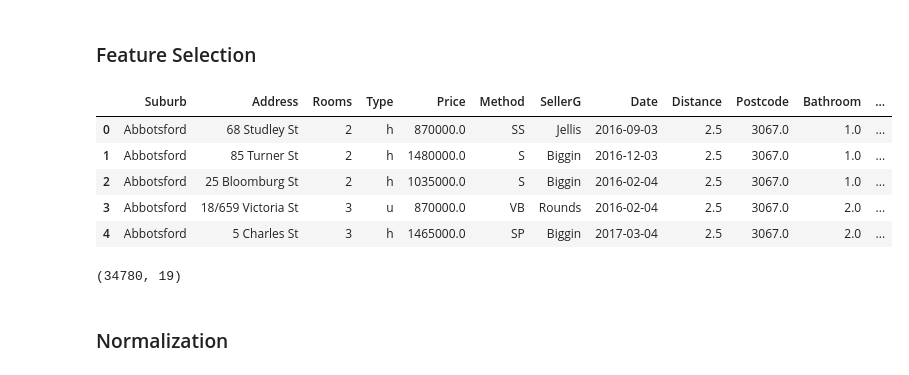
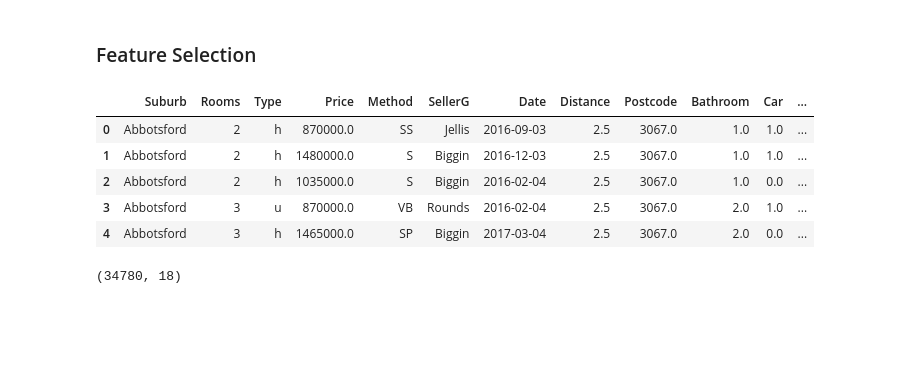
Before and after one commit to iannn07/S5-BDA-Project-House-ROI-Forecasting, a Jupyter notebook: 1. Data Pre-Processing/Data Preprocessing.ipynb, the cells around one changed output. Saved outputs shown, nothing was run; the diff lists cells and outputs as text; code cells hidden in the pictures; blank space fills up the shorter version.

```diff
--- a/1. Data Pre-Processing/Data Preprocessing.ipynb
+++ b/1. Data Pre-Processing/Data Preprocessing.ipynb
@@ -443,19 +439,18 @@ dataset.describe().transpose()
 # %% [markdown]
 ### Feature Selection
 # %%
-dataset.drop(columns=['Propertycount', 'house_age'], inplace=True)
+# Removing unnecessary features
+dataset.drop(columns=['Address', 'Propertycount', 'house_age'], inplace=True)
 dataset.head()
 # %% [output]
-|  | Suburb | Address | Rooms | Type | Price | Method | SellerG | Date | Distance | Postcode | Bathroom | ... |
-| 0 | Abbotsford | 68 Studley St | 2 | h | 870000.0 | SS | Jellis | 2016-09-03 | 2.5 | 3067.0 | 1.0 | ... |
-| 1 | Abbotsford | 85 Turner St | 2 | h | 1480000.0 | S | Biggin | 2016-12-03 | 2.5 | 3067.0 | 1.0 | ... |
-| 2 | Abbotsford | 25 Bloomburg St | 2 | h | 1035000.0 | S | Biggin | 2016-02-04 | 2.5 | 3067.0 | 1.0 | ... |
-| 3 | Abbotsford | 18/659 Victoria St | 3 | u | 870000.0 | VB | Rounds | 2016-02-04 | 2.5 | 3067.0 | 2.0 | ... |
-| 4 | Abbotsford | 5 Charles St | 3 | h | 1465000.0 | SP | Biggin | 2017-03-04 | 2.5 | 3067.0 | 2.0 | ... |
+|  | Suburb | Rooms | Type | Price | Method | SellerG | Date | Distance | Postcode | Bathroom | Car | ... |
+| 0 | Abbotsford | 2 | h | 870000.0 | SS | Jellis | 2016-09-03 | 2.5 | 3067.0 | 1.0 | 1.0 | ... |
+| 1 | Abbotsford | 2 | h | 1480000.0 | S | Biggin | 2016-12-03 | 2.5 | 3067.0 | 1.0 | 1.0 | ... |
+| 2 | Abbotsford | 2 | h | 1035000.0 | S | Biggin | 2016-02-04 | 2.5 | 3067.0 | 1.0 | 0.0 | ... |
+| 3 | Abbotsford | 3 | u | 870000.0 | VB | Rounds | 2016-02-04 | 2.5 | 3067.0 | 2.0 | 1.0 | ... |
+| 4 | Abbotsford | 3 | h | 1465000.0 | SP | Biggin | 2017-03-04 | 2.5 | 3067.0 | 2.0 | 0.0 | ... |
 # %%
 # Confirming the total amount of columns used now
 dataset.shape
 # %% [output]
-(34780, 19)
+(34780, 18)
-# %% [markdown]
-### Normalization
```
Also changed, not shown: parts of 4 cells of this notebook, 1 other file.
